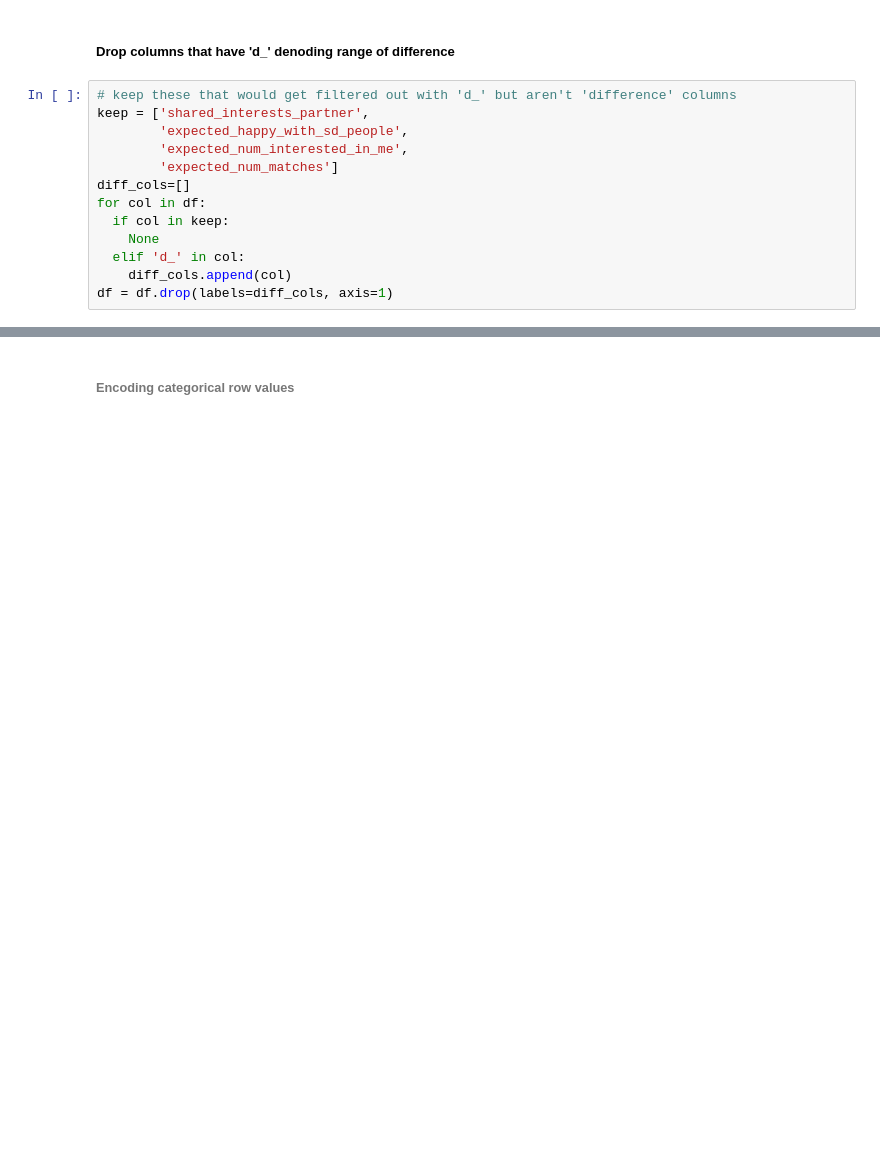
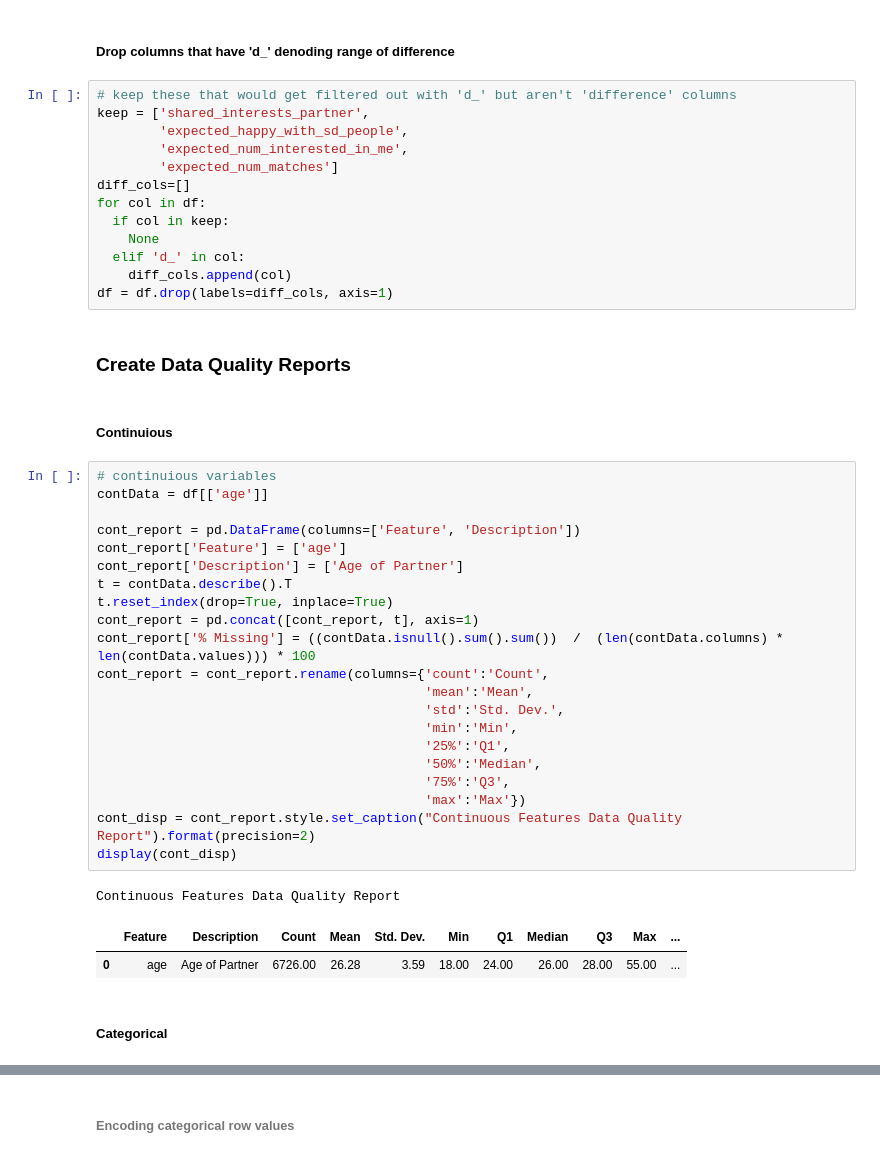
Before and after one commit to dgambone3/CSC4850-Machine-Learning, a Jupyter notebook: FDS_Project.ipynb, the cells around one changed output, grey strips where cells are left out. Saved outputs shown, nothing was run; the diff lists cells and outputs as text; blank space fills up the shorter version.

```diff
--- a/FDS_Project.ipynb
+++ b/FDS_Project.ipynb
@@ -76,3 +42,34 @@ for col in df:
   elif 'd_' in col:
     diff_cols.append(col)
 df = df.drop(labels=diff_cols, axis=1)
+# %% [markdown]
+### Create Data Quality Reports
+# %% [markdown]
+##### Continuious
+# %%
+# continuious variables
+contData = df[['age']]
+
+cont_report = pd.DataFrame(columns=['Feature', 'Description'])
+cont_report['Feature'] = ['age']
+cont_report['Description'] = ['Age of Partner']
+t = contData.describe().T
+t.reset_index(drop=True, inplace=True)
+cont_report = pd.concat([cont_report, t], axis=1)
+cont_report['% Missing'] = ((contData.isnull().sum().sum())  /  (len(contData.columns) * len(contData.values))) * 100
+cont_report = cont_report.rename(columns={'count':'Count',
+                                          'mean':'Mean',
+                                          'std':'Std. Dev.',
+                                          'min':'Min',
+                                          '25%':'Q1',
+                                          '50%':'Median',
+                                          '75%':'Q3',
+                                          'max':'Max'})
+cont_disp = cont_report.style.set_caption("Continuous Features Data Quality Report").format(precision=2)
+display(cont_disp)
+# %% [output]
+Continuous Features Data Quality Report
+|  | Feature | Description | Count | Mean | Std. Dev. | Min | Q1 | Median | Q3 | Max | ... |
+| 0 | age | Age of Partner | 6726.00 | 26.28 | 3.59 | 18.00 | 24.00 | 26.00 | 28.00 | 55.00 | ... |
+# %% [markdown]
+##### Categorical
```
Also changed, not shown: parts of 32 cells of this notebook.
